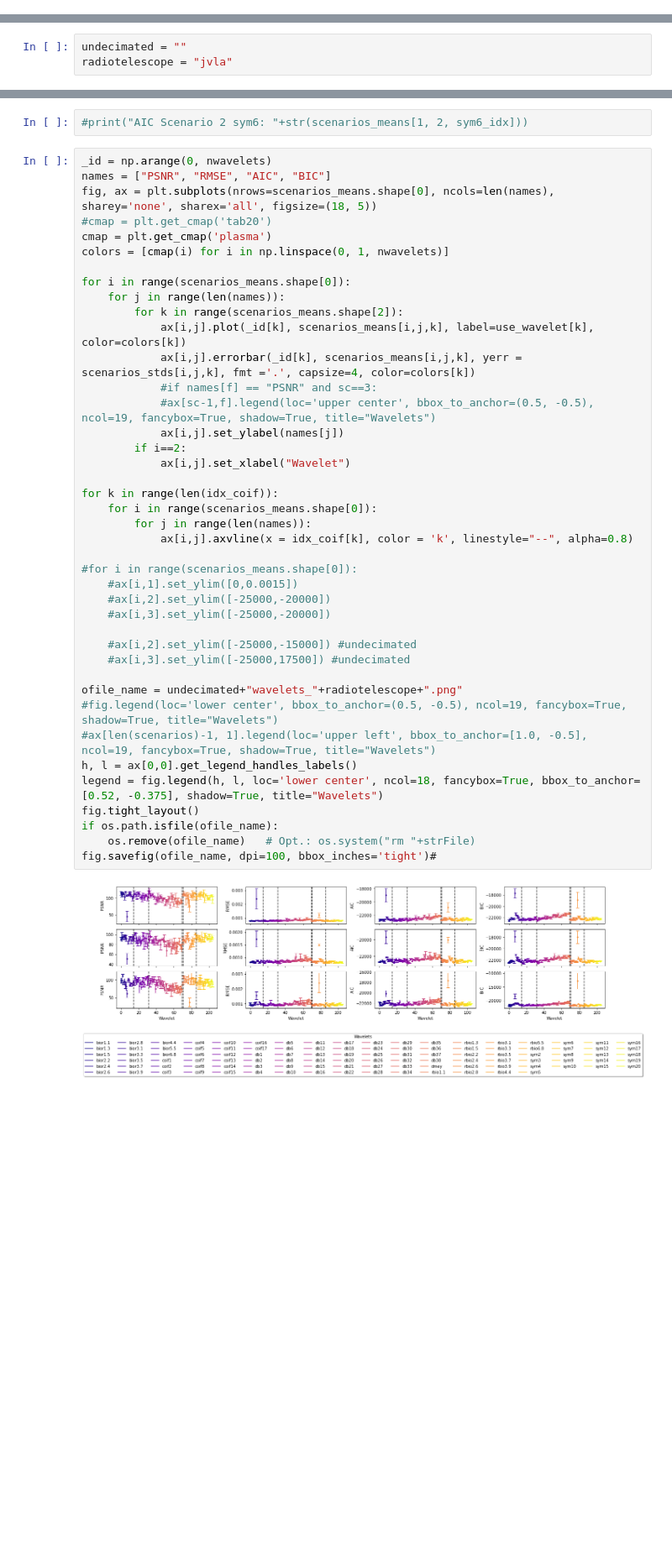
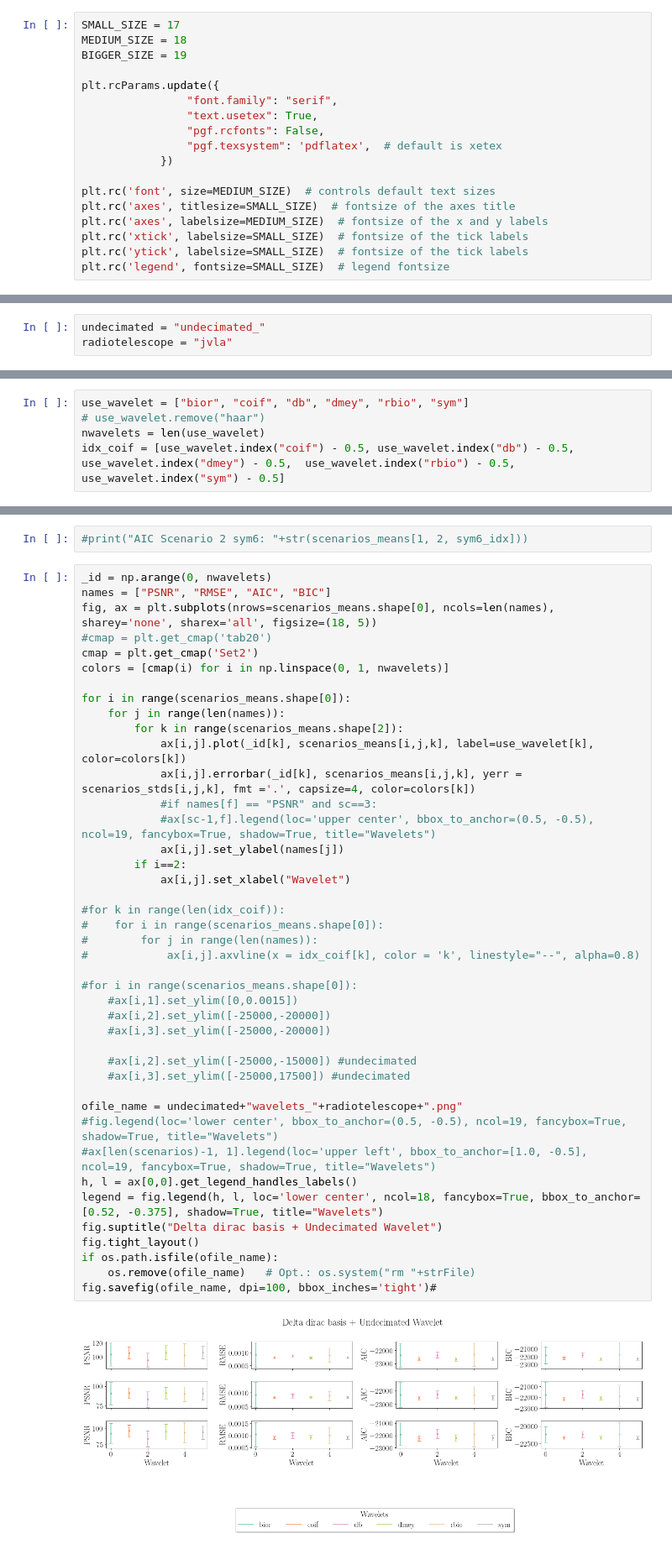
Before and after one commit to miguelcarcamov/csromer, a Jupyter notebook: sandboxes/wavelet_study/plot_numpyfiles.ipynb, the cells around one changed output, grey strips where cells are left out. Shown at 84% size. Saved outputs shown, nothing was run; the diff lists cells and outputs as text; blank space fills up the shorter version.

```diff
--- a/sandboxes/wavelet_study/plot_numpyfiles.ipynb
+++ b/sandboxes/wavelet_study/plot_numpyfiles.ipynb
@@ -4,10 +4,28 @@ import matplotlib.pyplot as plt
 import pywt
 import numpy as np
 %matplotlib inline
+# %%
+SMALL_SIZE = 17
+MEDIUM_SIZE = 18
+BIGGER_SIZE = 19
+
+plt.rcParams.update({
+                "font.family": "serif",
+                "text.usetex": True,
+                "pgf.rcfonts": False,
+                "pgf.texsystem": 'pdflatex',  # default is xetex
+            })
+
+plt.rc('font', size=MEDIUM_SIZE)  # controls default text sizes
+plt.rc('axes', titlesize=SMALL_SIZE)  # fontsize of the axes title
+plt.rc('axes', labelsize=MEDIUM_SIZE)  # fontsize of the x and y labels
+plt.rc('xtick', labelsize=SMALL_SIZE)  # fontsize of the tick labels
+plt.rc('ytick', labelsize=SMALL_SIZE)  # fontsize of the tick labels
+plt.rc('legend', fontsize=SMALL_SIZE)  # legend fontsize
 # %%
 nscenarios = 3
 # %%
-undecimated = ""
+undecimated = "undecimated_"
 radiotelescope = "jvla"
 # %%
 means_file = undecimated+"wavelet_"+radiotelescope+"_means.npy"
@@ -24,3 +39,8 @@ scenarios_stds = np.load(stds_file)
+# %%
+use_wavelet = ["bior", "coif", "db", "dmey", "rbio", "sym"]
+# use_wavelet.remove("haar")
+nwavelets = len(use_wavelet)
+idx_coif = [use_wavelet.index("coif") - 0.5, use_wavelet.index("db") - 0.5, use_wavelet.index("dmey") - 0.5,  use_wavelet.index("rbio") - 0.5, use_wavelet.index("sym") - 0.5]
 # %%
 # Getting minimum AICs
 idx_sc1 = np.argmin(scenarios_means[0, 2])
@@ -70,41 +93,42 @@ _id = np.arange(0, nwavelets)
 names = ["PSNR", "RMSE", "AIC", "BIC"]
 fig, ax = plt.subplots(nrows=scenarios_means.shape[0], ncols=len(names), sharey='none', sharex='all', figsize=(18, 5))
 #cmap = plt.get_cmap('tab20')
-cmap = plt.get_cmap('plasma')
+cmap = plt.get_cmap('Set2')
 colors = [cmap(i) for i in np.linspace(0, 1, nwavelets)]
 
 for i in range(scenarios_means.shape[0]):
     for j in range(len(names)):
         for k in range(scenarios_means.shape[2]):
             ax[i,j].plot(_id[k], scenarios_means[i,j,k], label=use_wavelet[k], color=colors[k])
             ax[i,j].errorbar(_id[k], scenarios_means[i,j,k], yerr = scenarios_stds[i,j,k], fmt ='.', capsize=4, color=colors[k])
             #if names[f] == "PSNR" and sc==3:
             #ax[sc-1,f].legend(loc='upper center', bbox_to_anchor=(0.5, -0.5), ncol=19, fancybox=True, shadow=True, title="Wavelets")
             ax[i,j].set_ylabel(names[j])
         if i==2:
             ax[i,j].set_xlabel("Wavelet")
 
-for k in range(len(idx_coif)):
-    for i in range(scenarios_means.shape[0]):
-        for j in range(len(names)):
-            ax[i,j].axvline(x = idx_coif[k], color = 'k', linestyle="--", alpha=0.8)
+#for k in range(len(idx_coif)):
+#    for i in range(scenarios_means.shape[0]):
+#        for j in range(len(names)):
+#            ax[i,j].axvline(x = idx_coif[k], color = 'k', linestyle="--", alpha=0.8)
 
 #for i in range(scenarios_means.shape[0]):
     #ax[i,1].set_ylim([0,0.0015])
     #ax[i,2].set_ylim([-25000,-20000])
     #ax[i,3].set_ylim([-25000,-20000])
 
     #ax[i,2].set_ylim([-25000,-15000]) #undecimated
     #ax[i,3].set_ylim([-25000,17500]) #undecimated
 
 ofile_name = undecimated+"wavelets_"+radiotelescope+".png"
 #fig.legend(loc='lower center', bbox_to_anchor=(0.5, -0.5), ncol=19, fancybox=True, shadow=True, title="Wavelets")
 #ax[len(scenarios)-1, 1].legend(loc='upper left', bbox_to_anchor=[1.0, -0.5], ncol=19, fancybox=True, shadow=True, title="Wavelets")
 h, l = ax[0,0].get_legend_handles_labels()
 legend = fig.legend(h, l, loc='lower center', ncol=18, fancybox=True, bbox_to_anchor=[0.52, -0.375], shadow=True, title="Wavelets")
+fig.suptitle("Delta dirac basis + Undecimated Wavelet")
 fig.tight_layout()
 if os.path.isfile(ofile_name):
     os.remove(ofile_name)   # Opt.: os.system("rm "+strFile)
 fig.savefig(ofile_name, dpi=100, bbox_inches='tight')#
 # %% [output]
-[figure, old version]
+[figure, new version]
```
Also changed, not shown: parts of 6 cells of this notebook, 1 other file.
